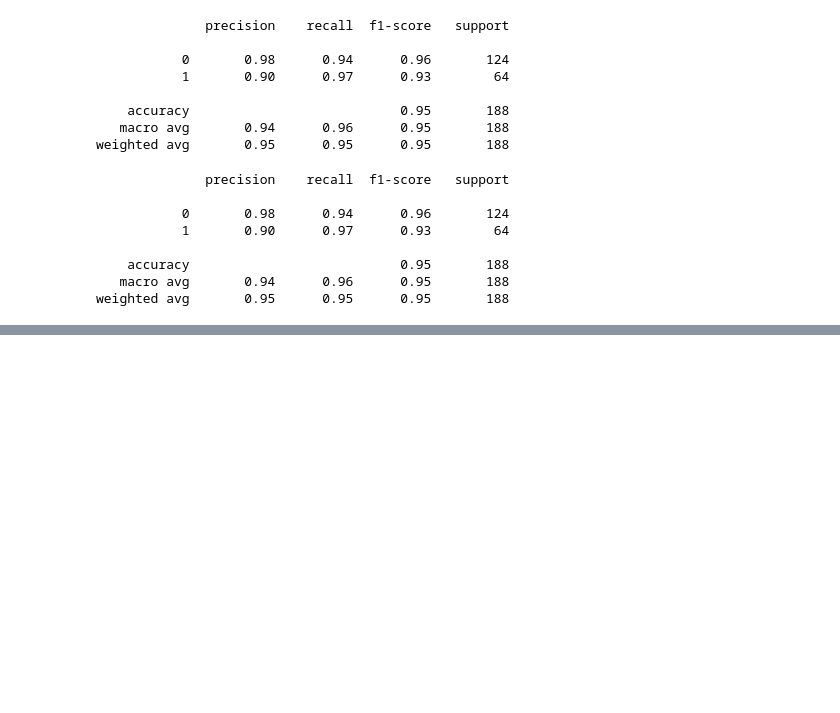
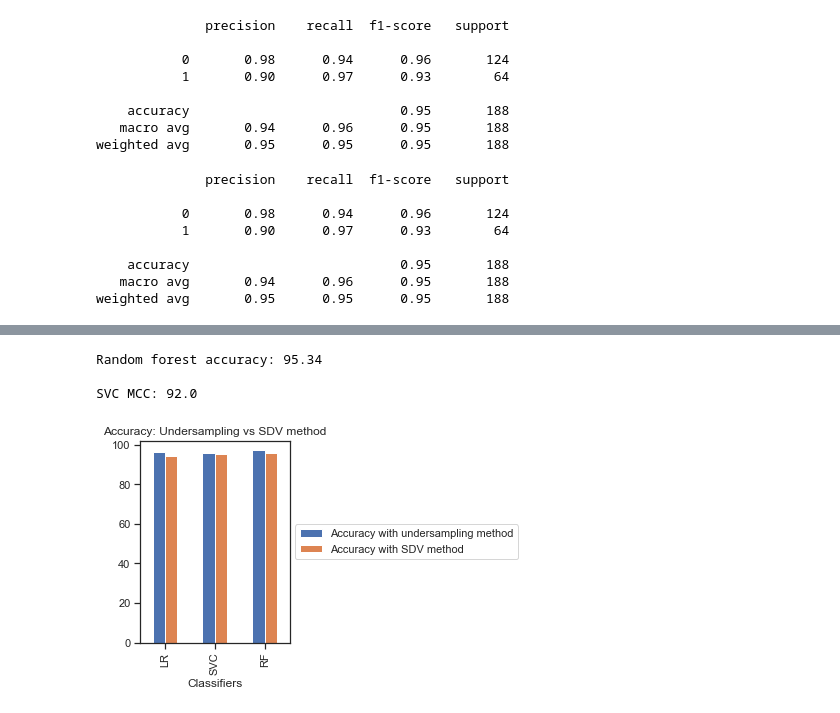
Before and after one commit to RobVergano/PDA22-Project-2, a Jupyter notebook: PDA22 Project 2.ipynb, the cells around one changed output, grey strips where cells are left out. Drawn from its saved outputs; the diff is of its cells as text; code cells hidden in the pictures; blank space fills up the shorter version.

```diff
--- a/PDA22 Project 2.ipynb
+++ b/PDA22 Project 2.ipynb
@@ -1084,0 +1319,7 @@ ModuleNotFoundError: No module named 'torch'
+# %%
+# Train test split
+
+nx = new_dt.drop(['diagnosis'], axis = 1)
+ny = new_dt['diagnosis']
+
+nx_train, nx_test, ny_train, ny_test = train_test_split(nx, ny, test_size = 0.33, random_state = 10)
@@ -1084,0 +1368,44 @@ ModuleNotFoundError: No module named 'torch'
+# %%
+# Random forest
+
+newforest = RandomForestClassifier()
+newforest.fit(nx_train, ny_train)
+# Make predictions for the test set
+ny_pred_test = newforest.predict(nx_test)
+
+# Random forest accuracy
+
+new_rf_acc = round((accuracy_score(ny_test, ny_pred_test))*100,2)
+print("Random forest accuracy:", new_rf_acc)
+print()
+
+# Random forest - Matthews correlation coefficient (MCC)
+
+new_rf_mcc = (round(matthews_corrcoef(ny_test,ny_pred_test),2))*100
+print("SVC MCC:", nrf_mcc)
+# %% [output]
+Random forest accuracy: 95.34
+
+SVC MCC: 92.0
+# %%
+# plot the different accuracies against old ones
+
+original_values = [lr_acc, svc_acc, rf_acc]
+new_values = [new_lr_acc, new_svc_acc, new_rf_acc]
+
+new_accuracy_data = {"Classifiers":["LR","SVC","RF"],
+                    "Accuracy with undersampling method":original_values,
+                    "Accuracy with SDV method":new_values
+                    }
+
+new_acc_df = round(pd.DataFrame(data=new_accuracy_data),2)
+
+# plotting graph
+sns.set(style="ticks")
+new_acc_df.plot(x="Classifiers", y=["Accuracy with undersampling method", "Accuracy with SDV method"], kind="bar")
+plt.title("Accuracy: Undersampling vs SDV method")
+plt.legend(loc='center left', bbox_to_anchor=(1, 0.5))
+plt.grid(False)
+plt.tight_layout()
+# %% [output]
+[figure, added]
```
Also changed, not shown: parts of 77 cells of this notebook.
